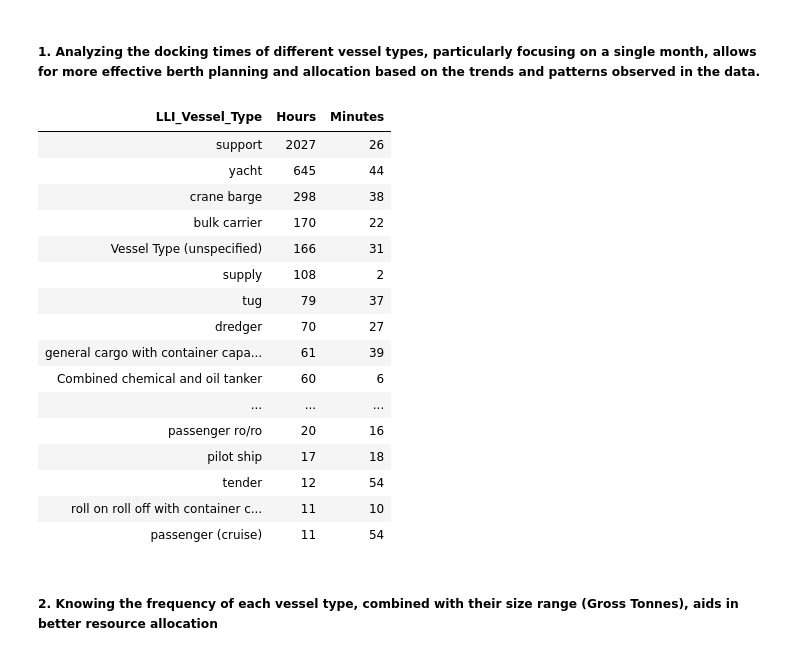
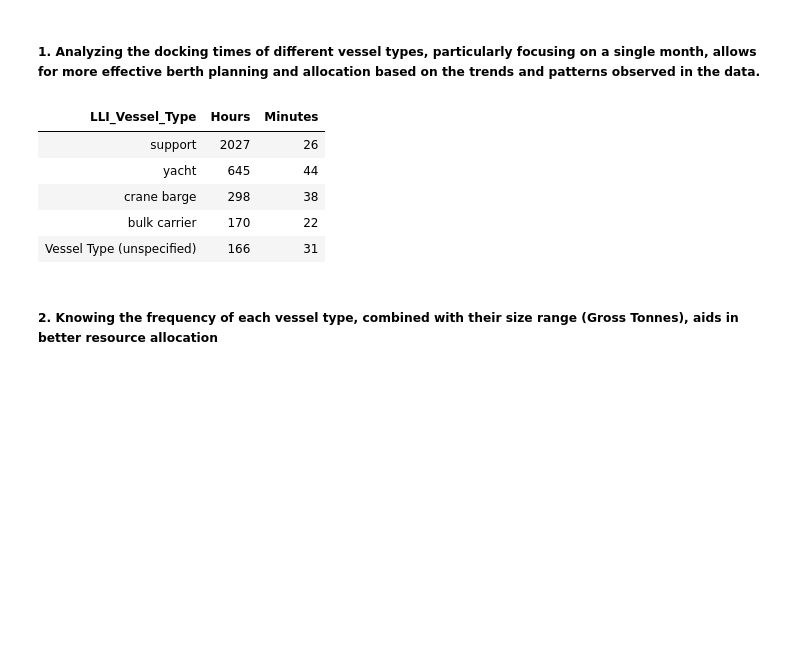
Before and after one commit to pravin-raut/MachineLearning, a Jupyter notebook: Ship Data Analysis.ipynb, the cells around one changed output. Drawn from its saved outputs; the diff is of its cells as text; code cells hidden in the pictures; blank space fills up the shorter version.

```diff
--- a/Ship Data Analysis.ipynb
+++ b/Ship Data Analysis.ipynb
@@ -210,31 +195,21 @@ group by all
 # %%
 %sql
 SELECT
     LLI_Vessel_Type,
         CAST(AVG(Docking_Time_Hours) AS INT) as Hours,
                 CAST((AVG(Docking_Time_Hours) - CAST(AVG(Docking_Time_Hours) AS INT)) * 60 AS INT) as Minutes
 FROM
     ShipSparkTable
      where cast(Arrived_at as date) BETWEEN '2023-01-01' and '2023-01-30'
 group by LLI_Vessel_Type order by 2 desc
+limit 5
 # %% [output]
 | LLI_Vessel_Type | Hours | Minutes |
 | support | 2027 | 26 |
 | yacht | 645 | 44 |
 | crane barge | 298 | 38 |
 | bulk carrier | 170 | 22 |
 | Vessel Type (unspecified) | 166 | 31 |
-| supply | 108 | 2 |
-| tug | 79 | 37 |
-| dredger | 70 | 27 |
-| general cargo with container capa... | 61 | 39 |
-| Combined chemical and oil tanker | 60 | 6 |
-| ... | ... | ... |
-| passenger ro/ro | 20 | 16 |
-| pilot ship | 17 | 18 |
-| tender | 12 | 54 |
-| roll on roll off with container c... | 11 | 10 |
-| passenger (cruise) | 11 | 54 |
 # %% [markdown]
 ##### 2. Knowing the frequency of each vessel type, combined with their size range (Gross Tonnes), aids in better resource allocation
 # %%
```
Also changed, not shown: parts of 10 cells of this notebook.
